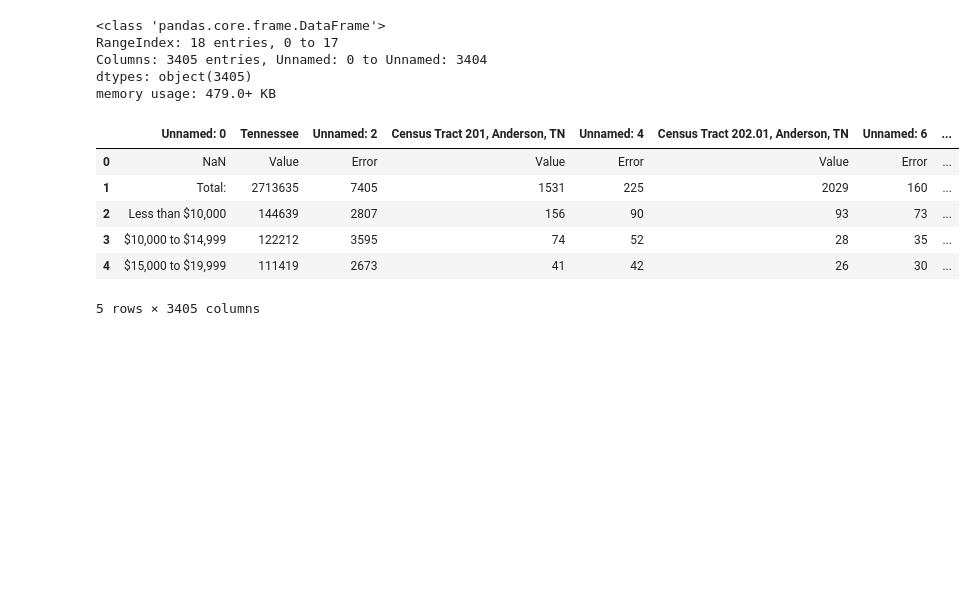
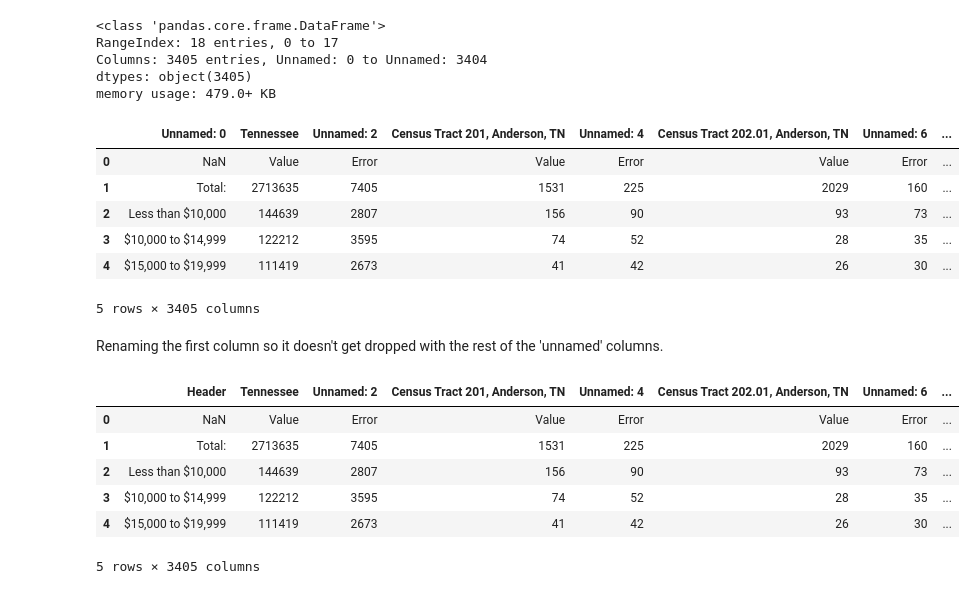
Before and after one commit to marthahunter/food-access, a Jupyter notebook: notebooks/food_access.ipynb, the cells around one changed output. Saved outputs shown, nothing was run; the diff lists cells and outputs as text; code cells hidden in the pictures; blank space fills up the shorter version.

Commit message:
cleaned census data slightly more

```diff
--- a/notebooks/food_access.ipynb
+++ b/notebooks/food_access.ipynb
@@ -143,3 +123,16 @@ census_income_df.head()
 | 3 | $10,000 to $14,999 | 122212 | 3595 | 74 | 52 | 28 | 35 | ... |
 | 4 | $15,000 to $19,999 | 111419 | 2673 | 41 | 42 | 26 | 30 | ... |
 5 rows × 3405 columns
+# %% [markdown]
+Renaming the first column so it doesn't get dropped with the rest of the 'unnamed' columns.
+# %%
+census_income_df = census_income_df.rename(columns={'Unnamed: 0':'Header'})
+census_income_df.head()
+# %% [output]
+|  | Header | Tennessee | Unnamed: 2 | Census Tract 201, Anderson, TN | Unnamed: 4 | Census Tract 202.01, Anderson, TN | Unnamed: 6 | ... |
+| 0 | NaN | Value | Error | Value | Error | Value | Error | ... |
+| 1 | Total: | 2713635 | 7405 | 1531 | 225 | 2029 | 160 | ... |
+| 2 | Less than $10,000 | 144639 | 2807 | 156 | 90 | 93 | 73 | ... |
+| 3 | $10,000 to $14,999 | 122212 | 3595 | 74 | 52 | 28 | 35 | ... |
+| 4 | $15,000 to $19,999 | 111419 | 2673 | 41 | 42 | 26 | 30 | ... |
+5 rows × 3405 columns
```
Also changed, not shown: parts of 6 cells of this notebook.
